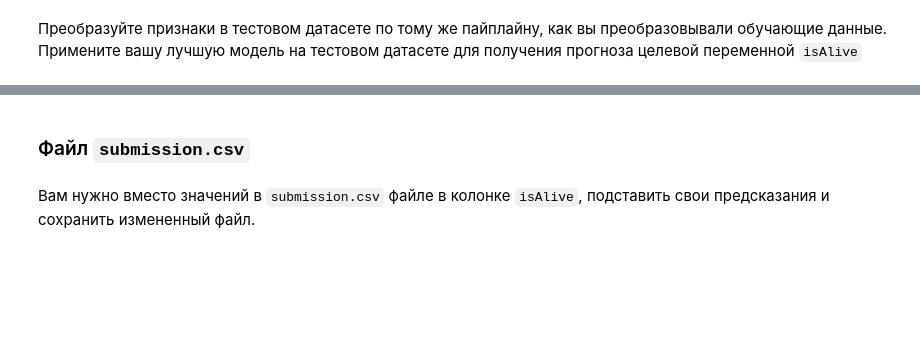
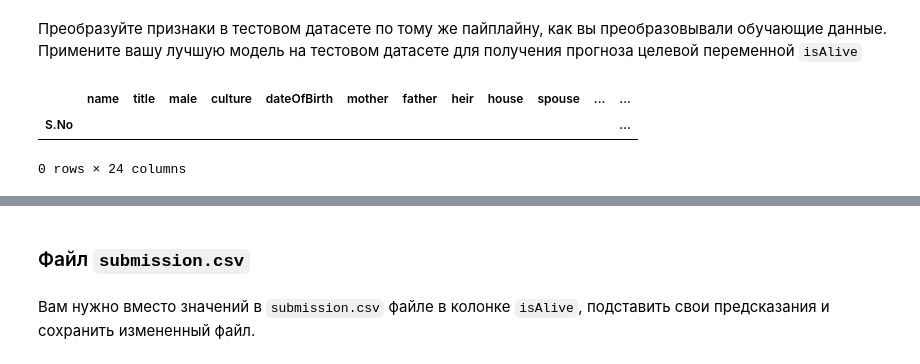
Before and after one commit to Aqity/deep_learning_school_autumn_2026, a Jupyter notebook: hw_1_game_of_thrones_main.ipynb, the cells around one changed output, grey strips where cells are left out. Drawn from its saved outputs; the diff is of its cells as text; code cells hidden in the pictures; blank space fills up the shorter version.

```diff
--- a/hw_1_game_of_thrones_main.ipynb
+++ b/hw_1_game_of_thrones_main.ipynb
@@ -1049,7 +1210,19 @@ data_test.loc[data_test['age']<0] # Находим данные с ошибка
 # %%
 #Вы можете аккуратно поправить тестовые данные, воспользовавшись, например следующим кодом:
-data_test.loc[1685, 'dateOfBirth'] = 278.
+# data_test.loc[1685, 'dateOfBirth'] = 278.
 # замены в строке 1685: dateOfBirth -> 278. и age -> 0.
 # замены в строке 1869: dateOfBirth -> 299. и age -> 0.
+
+data_test.loc[1685, 'dateOfBirth'] = 278.
+data_test.loc[1685, 'age'] = 0.
+
+data_test.loc[1869, 'dateOfBirth'] = 299.
+data_test.loc[1869, 'age'] = 0.
 # %% [markdown]
 Преобразуйте признаки в тестовом датасете по тому же пайплайну, как вы преобразовывали обучающие данные. Примените вашу лучшую модель на тестовом датасете для получения прогноза целевой переменной `isAlive`
+# %%
+data_test.loc[data_test['age'] < 0]
+# %% [output]
+|  | name | title | male | culture | dateOfBirth | mother | father | heir | house | spouse | ... | ... |
+| S.No |  |  |  |  |  |  |  |  |  |  |  | ... |
+0 rows × 24 columns
```
Also changed, not shown: parts of 49 cells of this notebook.
